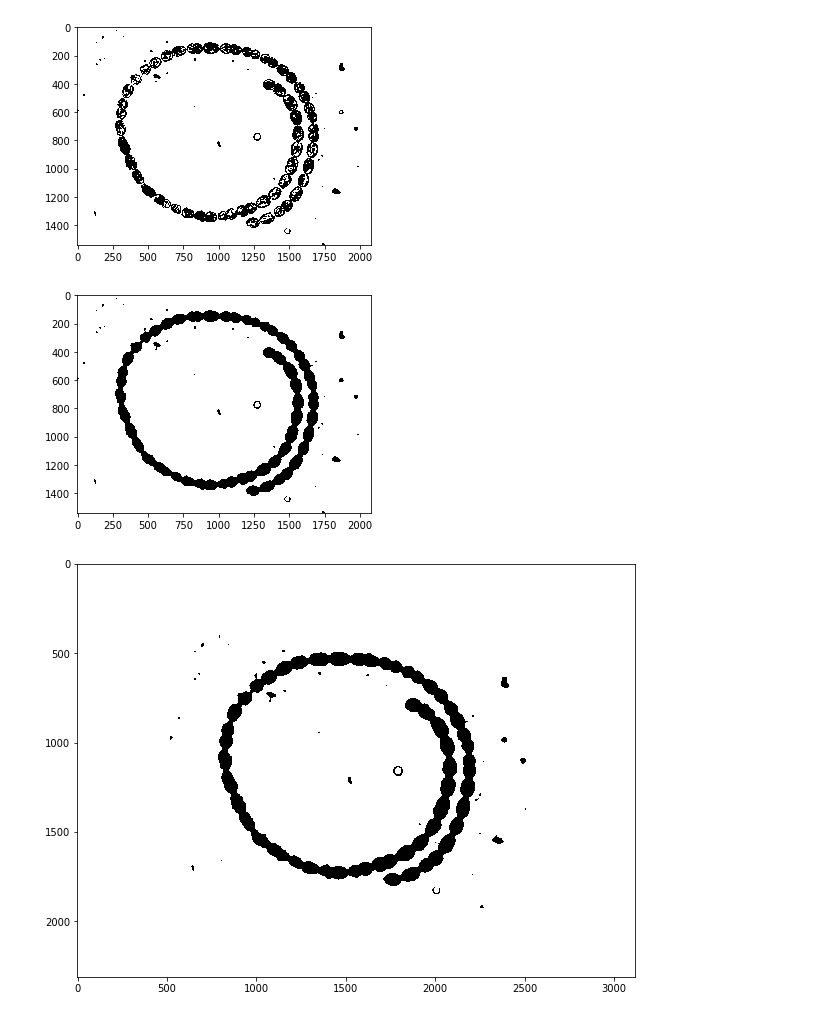
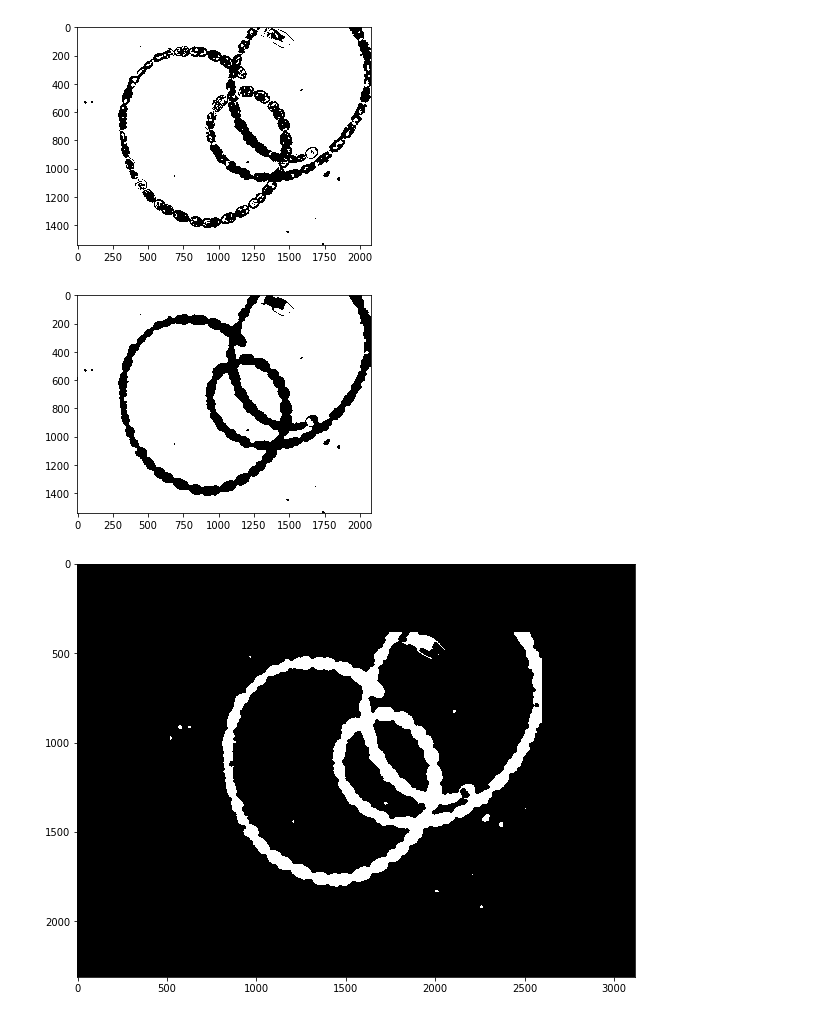
Before and after one commit to iagooteroc/analisis_imagen, a Jupyter notebook: P3/P3.ipynb, the cells around one changed output. Cells and saved outputs as stored; diff of their text form; code cells hidden in the pictures.

```diff
--- a/P3/P3.ipynb
+++ b/P3/P3.ipynb
@@ -8,5 +12,6 @@ from skimage.measure import find_contours, approximate_polygon, \
 # %%
-im = cv2.imread('dataset/Single 40x - Anabaena spiroides 2.jpg')
+im = cv2.imread('dataset/Single 40x - Anabaena spiroides 1.jpg')
+# im = cv2.imread('dataset/Single 40x - Anabaena spiroides 2.jpg')
 im_rgb = cv2.cvtColor(im, cv2.COLOR_BGR2RGB)
 plt.imshow(im_rgb)
 plt.show()
@@ -41,7 +46,7 @@ ret,thresh = cv2.threshold(blur,160,255,0)
 plt.imshow(thresh, cmap='gray')
 plt.show()
 # %% [output]
-[figure, old version]
+[figure, new version]
 # %%
 # kernel = cv2.getStructuringElement(cv2.MORPH_ELLIPSE,(40,40))
 kernel = cv2.getStructuringElement(cv2.MORPH_ELLIPSE,(25,25))
@@ -49,12 +54,12 @@ closing = cv2.morphologyEx(thresh, cv2.MORPH_OPEN, kernel)
 plt.imshow(closing, cmap='gray')
 plt.show()
 # %% [output]
-[figure, old version]
+[figure, new version]
 # %%
 newimage = np.ones((int(closing.shape[0]*1.5), int(closing.shape[1]*1.5))) * 255
 newimage[int(closing.shape[0]*0.25):int(closing.shape[0]*1.25), int(closing.shape[1]*0.25):int(closing.shape[1]*1.25)] = closing
 plt.figure(figsize=(10,8))
-plt.imshow(newimage, cmap='gray')
+plt.imshow(255-newimage, cmap='gray')
 plt.show()
 # %% [output]
-[figure, old version]
+[figure, new version]
```
Also changed, not shown: parts of 13 cells of this notebook, 1 other file.
